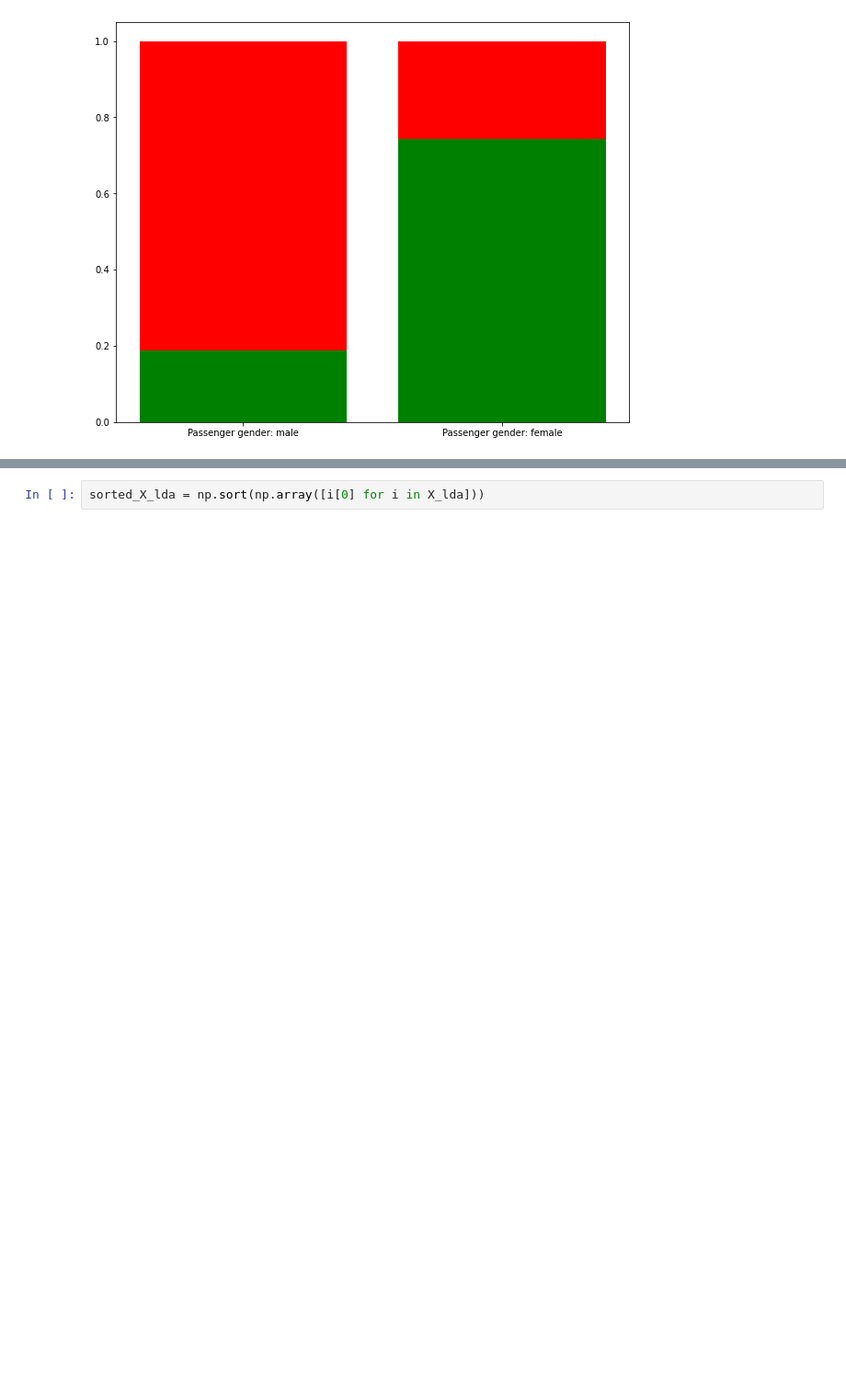
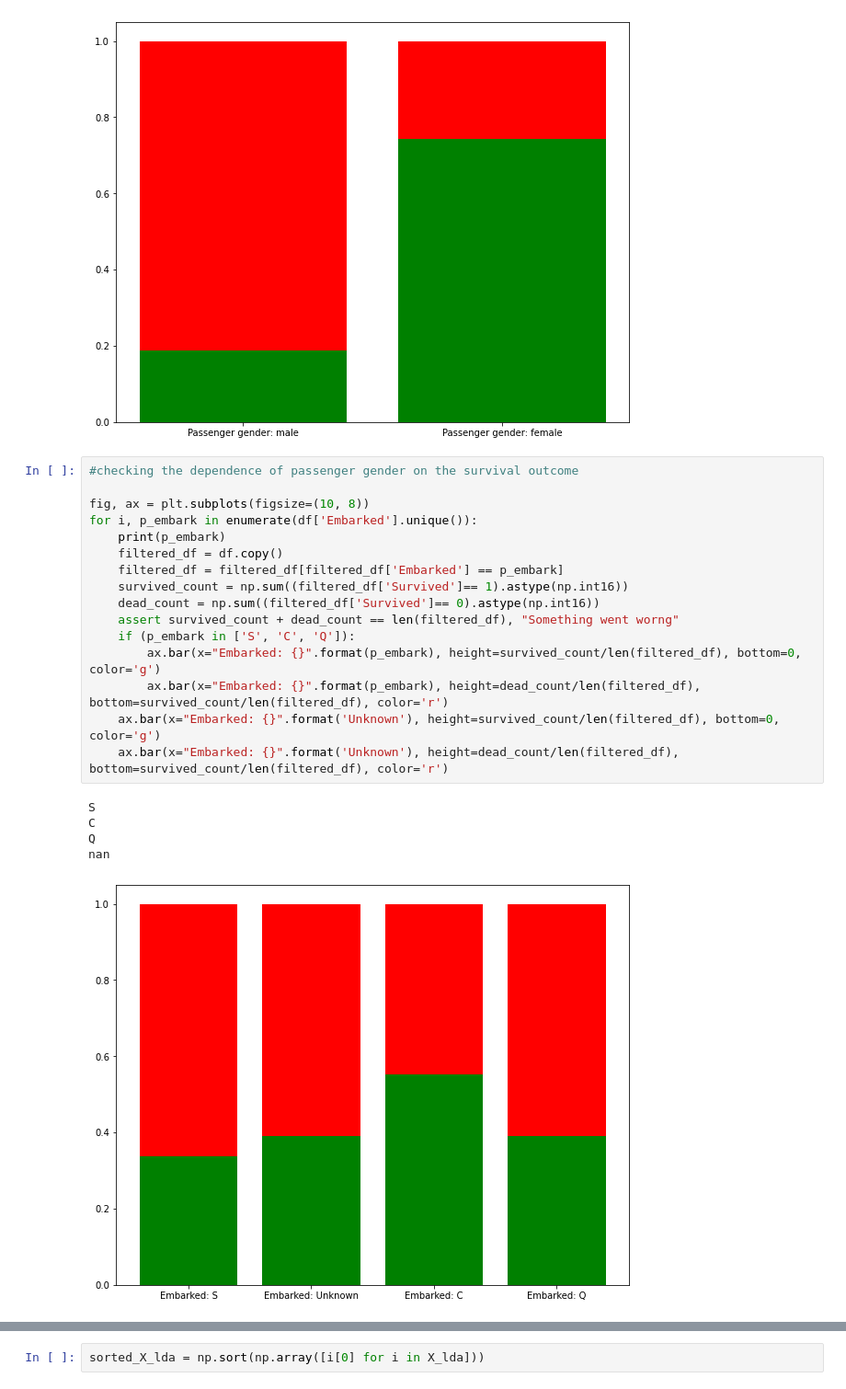
Before and after one commit to gshikhri/kaggle-titanic, a Jupyter notebook: kaggle-titanic.ipynb, the cells around one changed output, grey strips where cells are left out. Shown: that part at 92% size. Drawn from its saved outputs; the diff is of its cells as text; blank space fills up the shorter version.

```diff
--- a/kaggle-titanic.ipynb
+++ b/kaggle-titanic.ipynb
@@ -49,4 +49,26 @@ for i, p_gender in enumerate(df['Sex'].unique()):
 male
 female
 [figure]
+# %%
+#checking the dependence of passenger gender on the survival outcome
+
+fig, ax = plt.subplots(figsize=(10, 8))
+for i, p_embark in enumerate(df['Embarked'].unique()):
+    print(p_embark)
+    filtered_df = df.copy()
+    filtered_df = filtered_df[filtered_df['Embarked'] == p_embark]
+    survived_count = np.sum((filtered_df['Survived']== 1).astype(np.int16))
+    dead_count = np.sum((filtered_df['Survived']== 0).astype(np.int16))
+    assert survived_count + dead_count == len(filtered_df), "Something went worng"
+    if (p_embark in ['S', 'C', 'Q']):
+        ax.bar(x="Embarked: {}".format(p_embark), height=survived_count/len(filtered_df), bottom=0, color='g')
+        ax.bar(x="Embarked: {}".format(p_embark), height=dead_count/len(filtered_df), bottom=survived_count/len(filtered_df), color='r')
+    ax.bar(x="Embarked: {}".format('Unknown'), height=survived_count/len(filtered_df), bottom=0, color='g')
+    ax.bar(x="Embarked: {}".format('Unknown'), height=dead_count/len(filtered_df), bottom=survived_count/len(filtered_df), color='r')
+# %% [output]
+S
+C
+Q
+nan
+[figure, added]
 # %%
```
Also changed, not shown: parts of 14 cells of this notebook.
